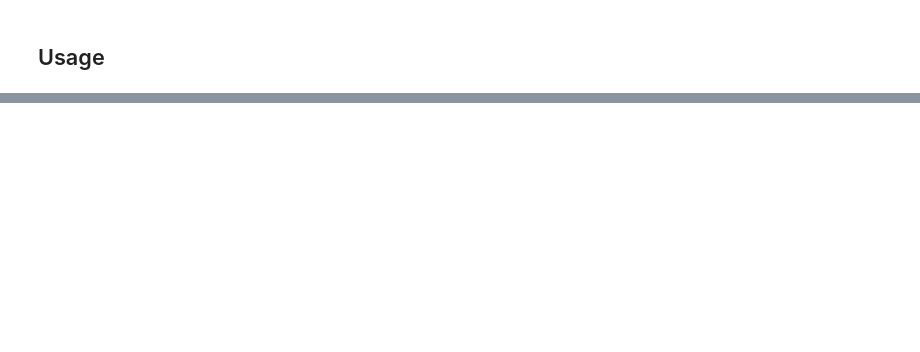
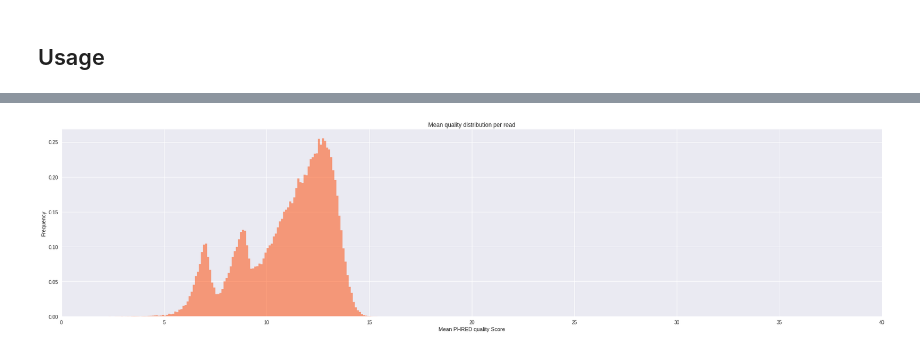
Before and after one commit to a-slide/pycoQC, a Jupyter notebook: README.ipynb, the cells around one changed output, grey strips where cells are left out. Cells and saved outputs as stored; diff of their text form; code cells hidden in the pictures; blank space fills up the shorter version.

```diff
--- a/README.ipynb
+++ b/README.ipynb
@@ -29,0 +104,3 @@ os.path.join(directory, db_filename)
+# %%
+from pkg_resources import Requirement, resource_filename
+sequencing_summary_file = resource_filename(Requirement.parse("pycoQC"),'pycoQC/data/sequencing_summary.txt')
@@ -29,0 +109,3 @@ os.path.join(directory, db_filename)
+# %%
+p = pcq(sequencing_summary_file)
+print(p)
@@ -29,0 +127,4 @@ os.path.join(directory, db_filename)
+# %%
+g = p.mean_qual_distribution()
+# %% [output]
+[figure, added]
```
Also changed, not shown: parts of 51 cells of this notebook, 9 other files.
